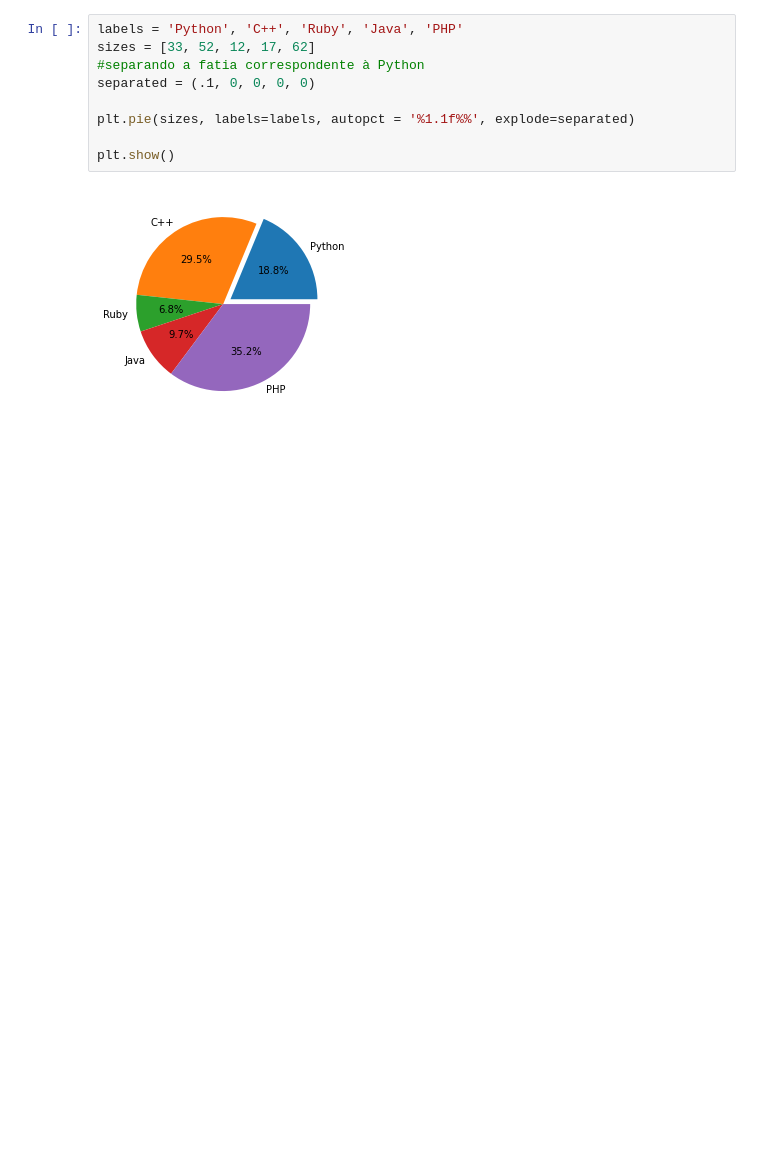
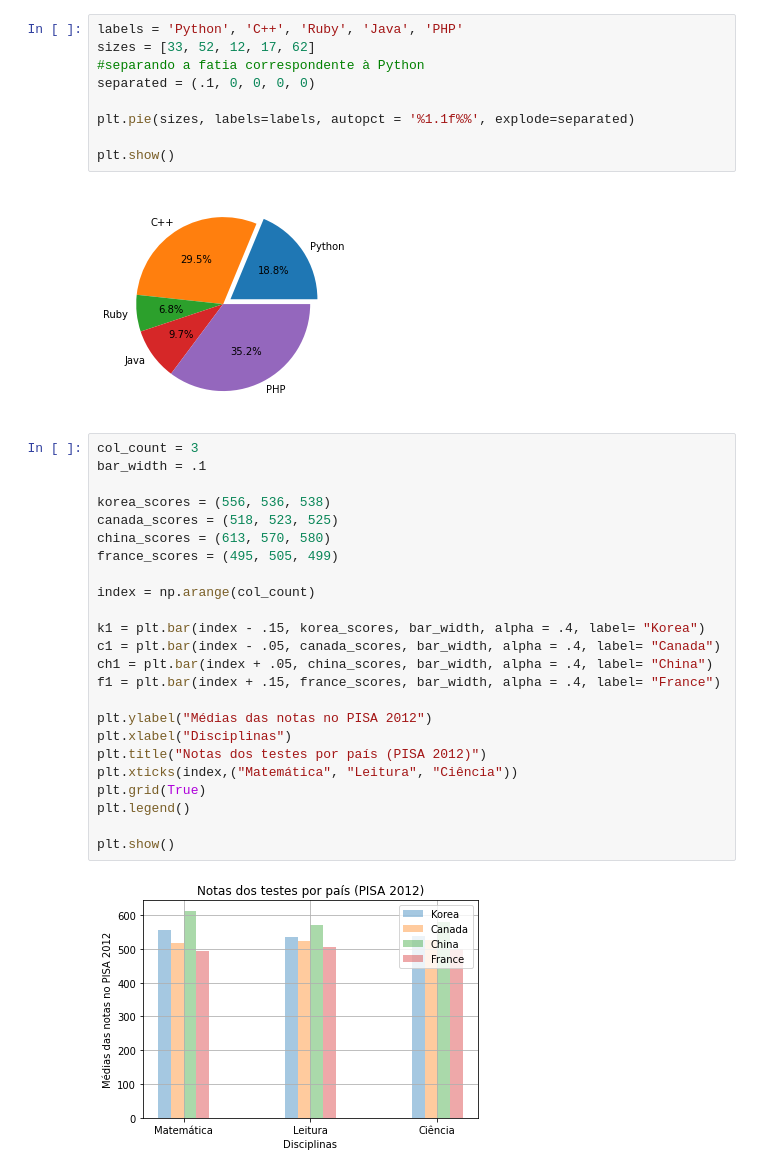
Before and after one commit to marieediaas/curso-pythonbasic, a Jupyter notebook: Exemplos visualização de Dados.ipynb, the cells around one changed output. Drawn from its saved outputs; the diff is of its cells as text; blank space fills up the shorter version.

```diff
--- a/Exemplos visualização de Dados.ipynb
+++ b/Exemplos visualização de Dados.ipynb
@@ -51,3 +52,29 @@ plt.pie(sizes, labels=labels, autopct = '%1.1f%%', explode=separated)
 plt.show()
 # %% [output]
 [figure]
+# %%
+col_count = 3
+bar_width = .1
+
+korea_scores = (556, 536, 538)
+canada_scores = (518, 523, 525)
+china_scores = (613, 570, 580)
+france_scores = (495, 505, 499)
+
+index = np.arange(col_count)
+
+k1 = plt.bar(index - .15, korea_scores, bar_width, alpha = .4, label= "Korea")
+c1 = plt.bar(index - .05, canada_scores, bar_width, alpha = .4, label= "Canada")
+ch1 = plt.bar(index + .05, china_scores, bar_width, alpha = .4, label= "China")
+f1 = plt.bar(index + .15, france_scores, bar_width, alpha = .4, label= "France")
+
+plt.ylabel("Médias das notas no PISA 2012")
+plt.xlabel("Disciplinas")
+plt.title("Notas dos testes por país (PISA 2012)")
+plt.xticks(index,("Matemática", "Leitura", "Ciência"))
+plt.grid(True)
+plt.legend()
+
+plt.show()
+# %% [output]
+[figure, added]
```
Also changed, not shown: parts of 1 cell of this notebook.
